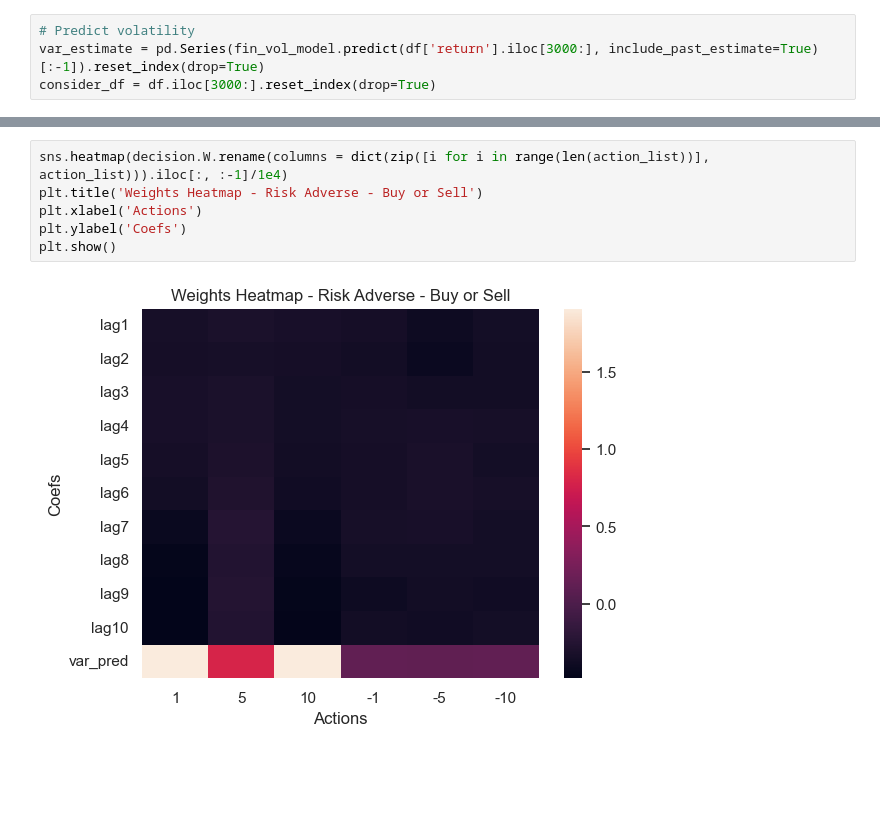
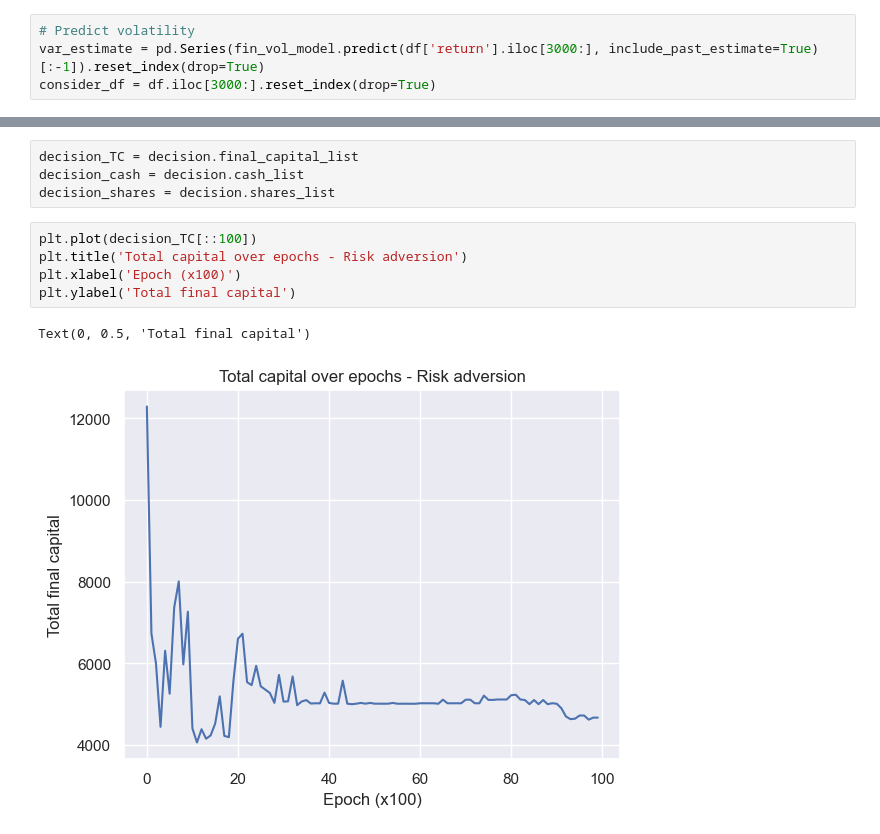
Before and after one commit to dtr-uep/stock_trade_analyisis, a Jupyter notebook: notebook/models_FPT.ipynb, the cells around one changed output, grey strips where cells are left out. Saved outputs shown, nothing was run; the diff lists cells and outputs as text; blank space fills up the shorter version.

```diff
--- a/notebook/models_FPT.ipynb
+++ b/notebook/models_FPT.ipynb
@@ -602,8 +515,12 @@ plt.show()
-# %%
-sns.heatmap(decision.W.rename(columns = dict(zip([i for i in range(len(action_list))], action_list))).iloc[:, :-1]/1e4)
-plt.title('Weights Heatmap - Risk Adverse - Buy or Sell')
-plt.xlabel('Actions')
-plt.ylabel('Coefs')
-plt.show()
-# %% [output]
-[figure, removed]
+# %%
+decision_TC = decision.final_capital_list
+decision_cash = decision.cash_list
+decision_shares = decision.shares_list
+# %%
+plt.plot(decision_TC[::100])
+plt.title('Total capital over epochs - Risk adversion')
+plt.xlabel('Epoch (x100)')
+plt.ylabel('Total final capital')
+# %% [output]
+Text(0, 0.5, 'Total final capital')
+[figure, added]
```
Also changed, not shown: parts of 25 cells of this notebook, 2 other files.
